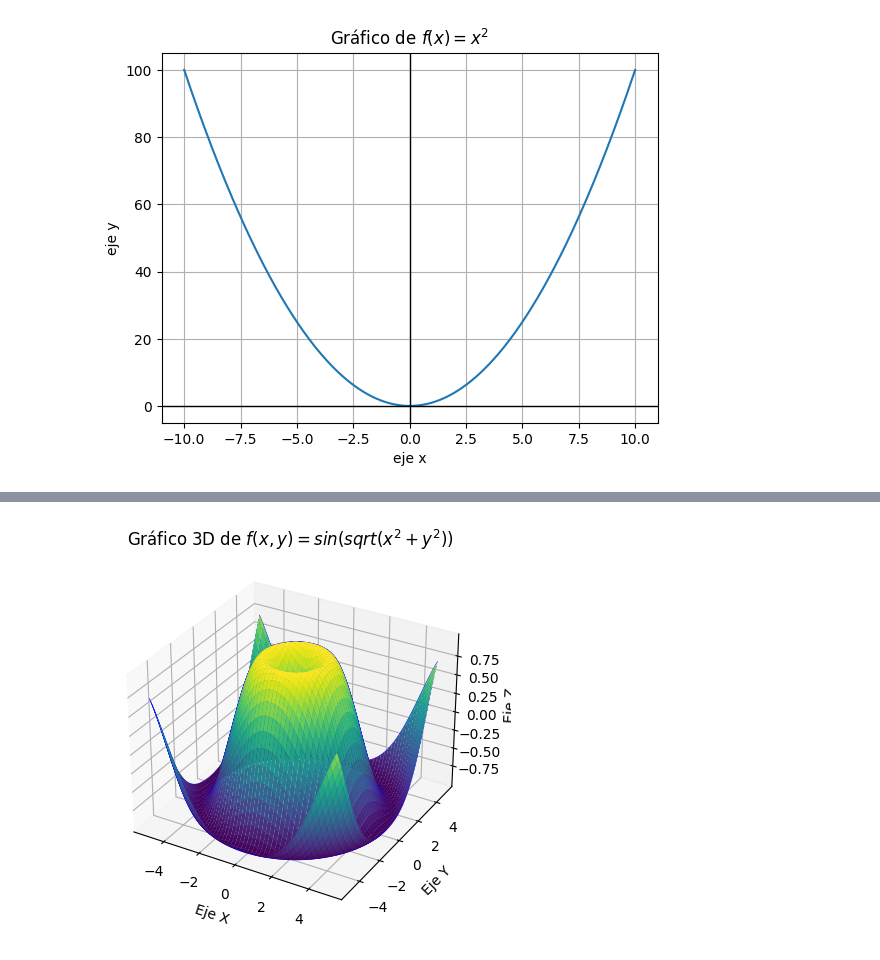
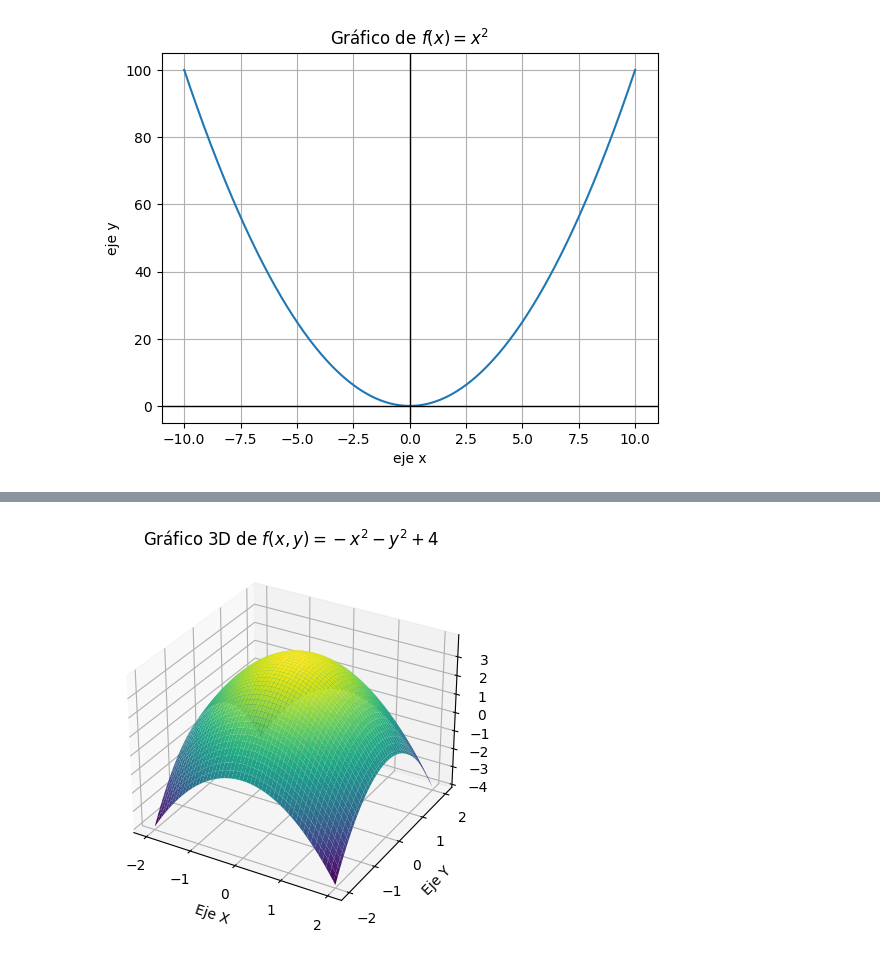
Before and after one commit to K3nnyZY/DISCRETE-STRUCTURES, a Jupyter notebook: Graficas.ipynb, the cells around one changed output, grey strips where cells are left out. Saved outputs shown, nothing was run; the diff lists cells and outputs as text; code cells hidden in the pictures.

```diff
--- a/Graficas.ipynb
+++ b/Graficas.ipynb
@@ -72,27 +106,27 @@ plt.show()
 # %%
 # Paso 1: Dar valores a las variables independientes (eje x, eje y)
-x = np.linspace(-5, 5, 100)
-y = np.linspace(-5, 5, 100)
+x = np.linspace(-2, 2, 100)
+y = np.linspace(-2, 2, 100)
 
 # Paso 2: Hacer el producto cartesiano (eje x, eje y, eje z), es decir, la rejilla
 X, Y = np.meshgrid(x, y)
 
 # Paso 3: Evaluar eje z = f(eje x, eje y)
 # Usamos la función f(x, y) = sin(sqrt(x^2 + y^2)) como ejemplo
-Z = np.sin(np.sqrt(X**2 + Y**2))
+Z = -X**2 - Y**2 +4
 
 # Paso 4: Graficar
 fig = plt.figure()
 ax = fig.add_subplot(111, projection='3d')
 ax.plot_surface(X, Y, Z, cmap='viridis')
 
 # Añadimos etiquetas y título para mayor claridad
 ax.set_xlabel('Eje X')
 ax.set_ylabel('Eje Y')
 ax.set_zlabel('Eje Z')
-ax.set_title('Gráfico 3D de $f(x, y) = sin(sqrt(x^2 + y^2))$')
+ax.set_title('Gráfico 3D de $f(x, y) = -x^2 - y^2 +4$')
 
 # Mostramos la gráfica
 plt.show()
 # %% [output]
-[figure, old version]
+[figure, new version]
```
Also changed, not shown: parts of 8 cells of this notebook.
